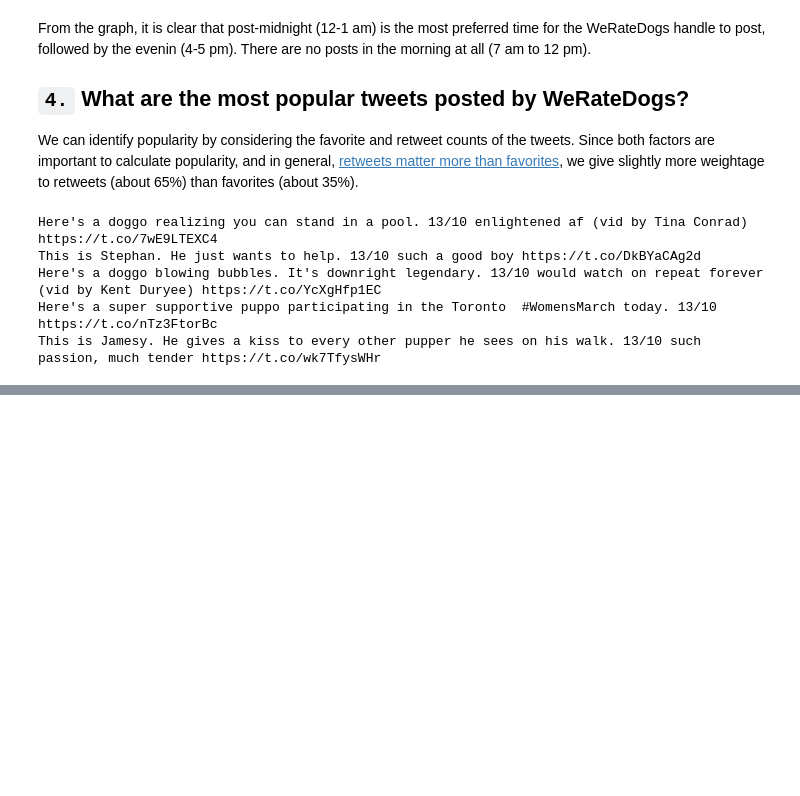
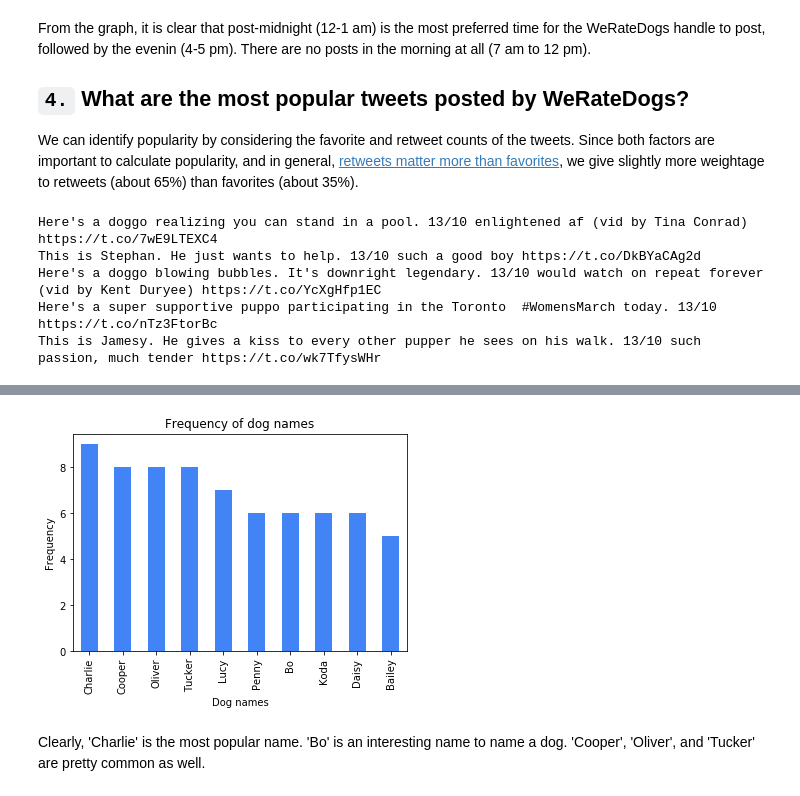
Before and after one commit to RayhaanPirani/weratedogs-wrangling-analysis, a Jupyter notebook: wrangle_act.ipynb, the cells around one changed output, grey strips where cells are left out. Drawn from its saved outputs; the diff is of its cells as text; code cells hidden in the pictures; blank space fills up the shorter version.

```diff
--- a/wrangle_act.ipynb
+++ b/wrangle_act.ipynb
@@ -776,0 +795,11 @@ The above are the top five tweets of WeRateDogs by popularity. There is a link t
+# %%
+common_names = archive_df['name'].value_counts().head(10)#.sort_values('name', ascending=False)
+# %%
+common_names.plot(kind='bar', color='#4284F5')
+plt.xlabel('Dog names')
+plt.ylabel('Frequency')
+plt.title('Frequency of dog names');
+# %% [output]
+[figure, added]
+# %% [markdown]
+Clearly, 'Charlie' is the most popular name. 'Bo' is an interesting name to name a dog. 'Cooper', 'Oliver', and 'Tucker' are pretty common as well.
```
Also changed, not shown: parts of 2 cells of this notebook.
